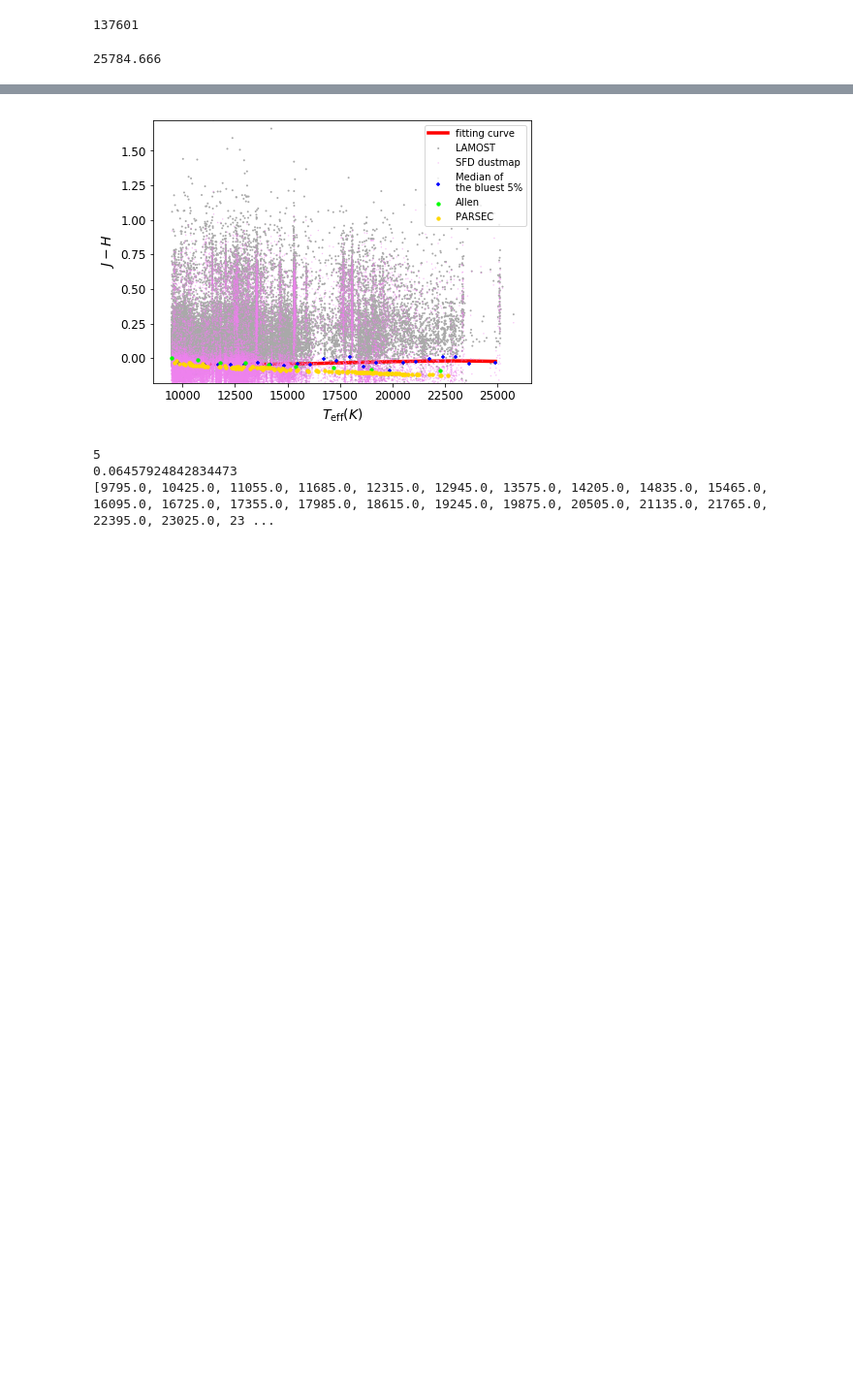
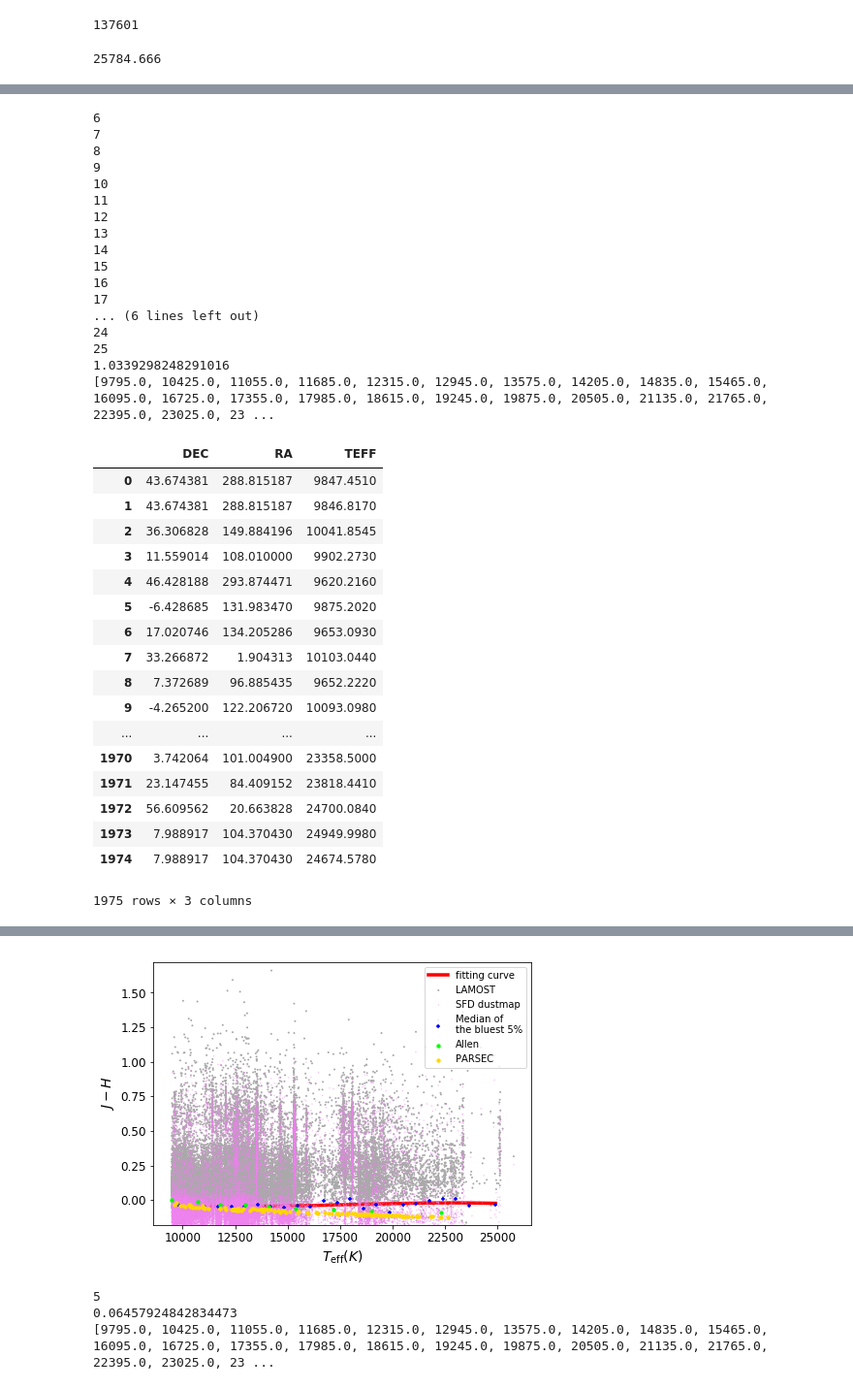
Before and after one commit to DengDingshan/OBIC_serious, a Jupyter notebook: LAMOST_fitcurve_pandas.ipynb, the cells around one changed output, grey strips where cells are left out. Shown: that part at 97% size. Cells and saved outputs as stored; diff of their text form; code cells hidden in the pictures; blank space fills up the shorter version.

```diff
--- a/LAMOST_fitcurve_pandas.ipynb
+++ b/LAMOST_fitcurve_pandas.ipynb
@@ -206,14 +206,19 @@ teff_start= 9480
 BBFrame_fil=BBFrame[BBFrame['Teff'] >= teff_start]
 # %%
 def data(teff_start,ratio,low_crit):
-
+    Nwind = 0
     start_time = time.time()
     int_teff = []
     int_color = []
     bin_int_color = []
+
+    bin_teff_5 = []; bin_RA_5 = []; bin_DEC_5 = [];
+
     data_final = pd.DataFrame(columns=[teff,color1,color2])
     teff_judge = teff_start
     while teff_judge < np.max(starcatalog_fram_fil[teff]) - 1000:
+        Nwind += 1
+        print(Nwind)
 
         if teff_judge <9000:
             bin_width = 100
@@ -241,14 +246,28 @@ def data(teff_start,ratio,low_crit):
         #                                       bin_tbl[color1]-bin_tbl[color2] > bin_mean-3*bin_sigma)]
 
 
-        bin_final = bin_tbl[[teff,color1,color2]]
-        data_final = data_final.append(bin_final)
+        #bin_final = bin_tbl[[teff,color1,color2]]
+        data_final = data_final.append(bin_tbl[[teff,color1,color2]])
         #print(len(bin_tbl))
 
         int_teff.append(float(teff_judge+bin_width/2))
+        bin_tbl['color'] = bin_tbl[color1]-bin_tbl[color2]
+        bin_sort = bin_tbl.sort_index(axis = 0,ascending = True,by = 'color')
+        color5 = bin_sort['color'].values[:math.ceil(len(bin_tbl)*ratio/100)]
+        bin_tbl_5 = bin_sort[(bin_sort['color']<=np.max(color5))]
+
+        for PPP in range(len(bin_tbl_5['TEFF'])):
+
+            bin_teff_5.append(bin_tbl_5['TEFF'].values[PPP]);
+            bin_RA_5.append(bin_tbl_5['RA'].values[PPP]);
+            bin_DEC_5.append(bin_tbl_5['DEC'].values[PPP])
 
 
-        color5 = np.sort(bin_tbl[color1]-bin_tbl[color2])[:math.ceil(len(bin_tbl)*ratio/100)]
+#         print(bin_tbl_final['TEFF'][0],bin_tbl_5['TEFF'][0])
+
+#         print(bin_tbl_final)
+
+#         print(bin_tbl_5)
 
         if len(color5) != 0:
             bin_mean = np.median(color5)
@@ -260,19 +279,24 @@ def data(teff_start,ratio,low_crit):
             int_color.append(np.median(bin_int_color))
 
         teff_judge = teff_judge+bin_width
+
 #    print(teff_judge)
+
+    bin_tbl_final = pd.DataFrame({'TEFF':np.array(bin_teff_5),'RA':np.array(bin_RA_5),'DEC':np.array(bin_DEC_5)})
+
     print(time.time() - start_time)
     print(int_teff,int_color)
 #     print(bin_mean)
 #     print(data_final.iloc[:,0].size)
-    return int_teff,int_color,data_final
+    return int_teff,int_color,data_final,bin_tbl_final
 # %%
 # fitting curve
-int_teff,int_color,data_final = data(teff_start,rat,low_crit)
+int_teff,int_color,data_final,bin_tbl_final = data(teff_start,rat,low_crit)
 fc = np.polyfit(int_teff, int_color, 3)#用3次多项式拟合
 fitcurve = np.poly1d(fc)
-print(fitcurve) #在屏幕上打印拟合多项式
+# print(fitcurve) #在屏幕上打印拟合多项式
 colorvals=fitcurve(int_teff)
-print(len(colorvals),len(int_teff))
-print(len(data_final[teff].values))
+# print(len(colorvals),len(int_teff))
+# print(len(data_final[teff].values))
+bin_tbl_final
 # %% [output]
@@ -284,0 +312,35 @@ print(len(data_final[teff].values))
+6
+7
+8
+9
+10
+11
+12
+13
+14
+15
+16
+17
+... (6 lines left out)
+24
+25
+1.0339298248291016
+[9795.0, 10425.0, 11055.0, 11685.0, 12315.0, 12945.0, 13575.0, 14205.0, 14835.0, 15465.0, 16095.0, 16725.0, 17355.0, 17985.0, 18615.0, 19245.0, 19875.0, 20505.0, 21135.0, 21765.0, 22395.0, 23025.0, 23 ...
+|  | DEC | RA | TEFF |
+| 0 | 43.674381 | 288.815187 | 9847.4510 |
+| 1 | 43.674381 | 288.815187 | 9846.8170 |
+| 2 | 36.306828 | 149.884196 | 10041.8545 |
+| 3 | 11.559014 | 108.010000 | 9902.2730 |
+| 4 | 46.428188 | 293.874471 | 9620.2160 |
+| 5 | -6.428685 | 131.983470 | 9875.2020 |
+| 6 | 17.020746 | 134.205286 | 9653.0930 |
+| 7 | 33.266872 | 1.904313 | 10103.0440 |
+| 8 | 7.372689 | 96.885435 | 9652.2220 |
+| 9 | -4.265200 | 122.206720 | 10093.0980 |
+| ... | ... | ... | ... |
+| 1970 | 3.742064 | 101.004900 | 23358.5000 |
+| 1971 | 23.147455 | 84.409152 | 23818.4410 |
+| 1972 | 56.609562 | 20.663828 | 24700.0840 |
+| 1973 | 7.988917 | 104.370430 | 24949.9980 |
+| 1974 | 7.988917 | 104.370430 | 24674.5780 |
+1975 rows × 3 columns
```
Also changed, not shown: parts of 4 cells of this notebook, 1 other file.
